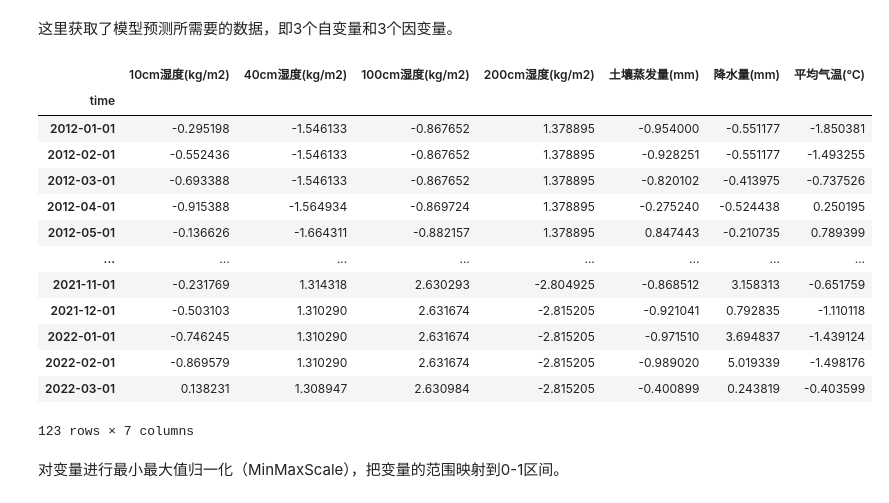
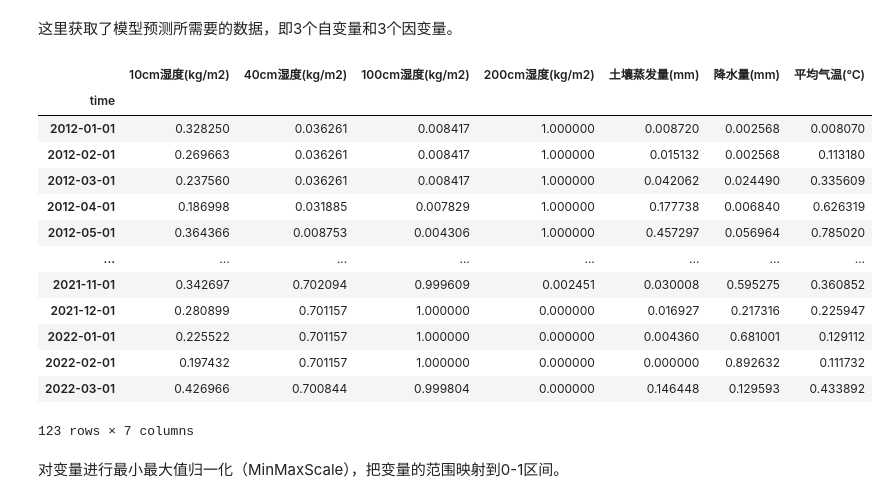
Before and after one commit to cgsdfc/huawei-cup19-problem-e, a Jupyter notebook: 问题2-训练数据.ipynb, the cells around one changed output. Cells and saved outputs as stored; diff of their text form; code cells hidden in the pictures.

```diff
--- a/问题2-训练数据.ipynb
+++ b/问题2-训练数据.ipynb
@@ -84,29 +84,28 @@ df.to_csv('问题2-原训练数据.csv')
 # %% [markdown]
 这里获取了模型预测所需要的数据，即3个自变量和3个因变量。
 # %%
-scaler=StandardScaler()
-# df_val=scaler.fit_transform(df)
+scaler=MinMaxScaler()
 scaler.fit(df)
 df_val=scaler.transform(df)
 df=pd.DataFrame(data=df_val, index=df.index, columns=df.columns)
 df.to_csv('问题2-训练数据-归一化.csv')
 import pickle
 pickle.dump(scaler, P('问题2-MinMaxScaler-训练数据.pkl').open('wb'))
 df
 # %% [output]
 |  | 10cm湿度(kg/m2) | 40cm湿度(kg/m2) | 100cm湿度(kg/m2) | 200cm湿度(kg/m2) | 土壤蒸发量(mm) | 降水量(mm) | 平均气温(℃) |
 | time |  |  |  |  |  |  |  |
-| 2012-01-01 | -0.295198 | -1.546133 | -0.867652 | 1.378895 | -0.954000 | -0.551177 | -1.850381 |
-| 2012-02-01 | -0.552436 | -1.546133 | -0.867652 | 1.378895 | -0.928251 | -0.551177 | -1.493255 |
-| 2012-03-01 | -0.693388 | -1.546133 | -0.867652 | 1.378895 | -0.820102 | -0.413975 | -0.737526 |
-| 2012-04-01 | -0.915388 | -1.564934 | -0.869724 | 1.378895 | -0.275240 | -0.524438 | 0.250195 |
-| 2012-05-01 | -0.136626 | -1.664311 | -0.882157 | 1.378895 | 0.847443 | -0.210735 | 0.789399 |
+| 2012-01-01 | 0.328250 | 0.036261 | 0.008417 | 1.000000 | 0.008720 | 0.002568 | 0.008070 |
+| 2012-02-01 | 0.269663 | 0.036261 | 0.008417 | 1.000000 | 0.015132 | 0.002568 | 0.113180 |
+| 2012-03-01 | 0.237560 | 0.036261 | 0.008417 | 1.000000 | 0.042062 | 0.024490 | 0.335609 |
+| 2012-04-01 | 0.186998 | 0.031885 | 0.007829 | 1.000000 | 0.177738 | 0.006840 | 0.626319 |
+| 2012-05-01 | 0.364366 | 0.008753 | 0.004306 | 1.000000 | 0.457297 | 0.056964 | 0.785020 |
 | ... | ... | ... | ... | ... | ... | ... | ... |
-| 2021-11-01 | -0.231769 | 1.314318 | 2.630293 | -2.804925 | -0.868512 | 3.158313 | -0.651759 |
-| 2021-12-01 | -0.503103 | 1.310290 | 2.631674 | -2.815205 | -0.921041 | 0.792835 | -1.110118 |
-| 2022-01-01 | -0.746245 | 1.310290 | 2.631674 | -2.815205 | -0.971510 | 3.694837 | -1.439124 |
-| 2022-02-01 | -0.869579 | 1.310290 | 2.631674 | -2.815205 | -0.989020 | 5.019339 | -1.498176 |
-| 2022-03-01 | 0.138231 | 1.308947 | 2.630984 | -2.815205 | -0.400899 | 0.243819 | -0.403599 |
+| 2021-11-01 | 0.342697 | 0.702094 | 0.999609 | 0.002451 | 0.030008 | 0.595275 | 0.360852 |
+| 2021-12-01 | 0.280899 | 0.701157 | 1.000000 | 0.000000 | 0.016927 | 0.217316 | 0.225947 |
+| 2022-01-01 | 0.225522 | 0.701157 | 1.000000 | 0.000000 | 0.004360 | 0.681001 | 0.129112 |
+| 2022-02-01 | 0.197432 | 0.701157 | 1.000000 | 0.000000 | 0.000000 | 0.892632 | 0.111732 |
+| 2022-03-01 | 0.426966 | 0.700844 | 0.999804 | 0.000000 | 0.146448 | 0.129593 | 0.433892 |
 123 rows × 7 columns
 # %% [markdown]
 对变量进行最小最大值归一化（MinMaxScale），把变量的范围映射到0-1区间。
```
Also changed, not shown: 6 other files.
